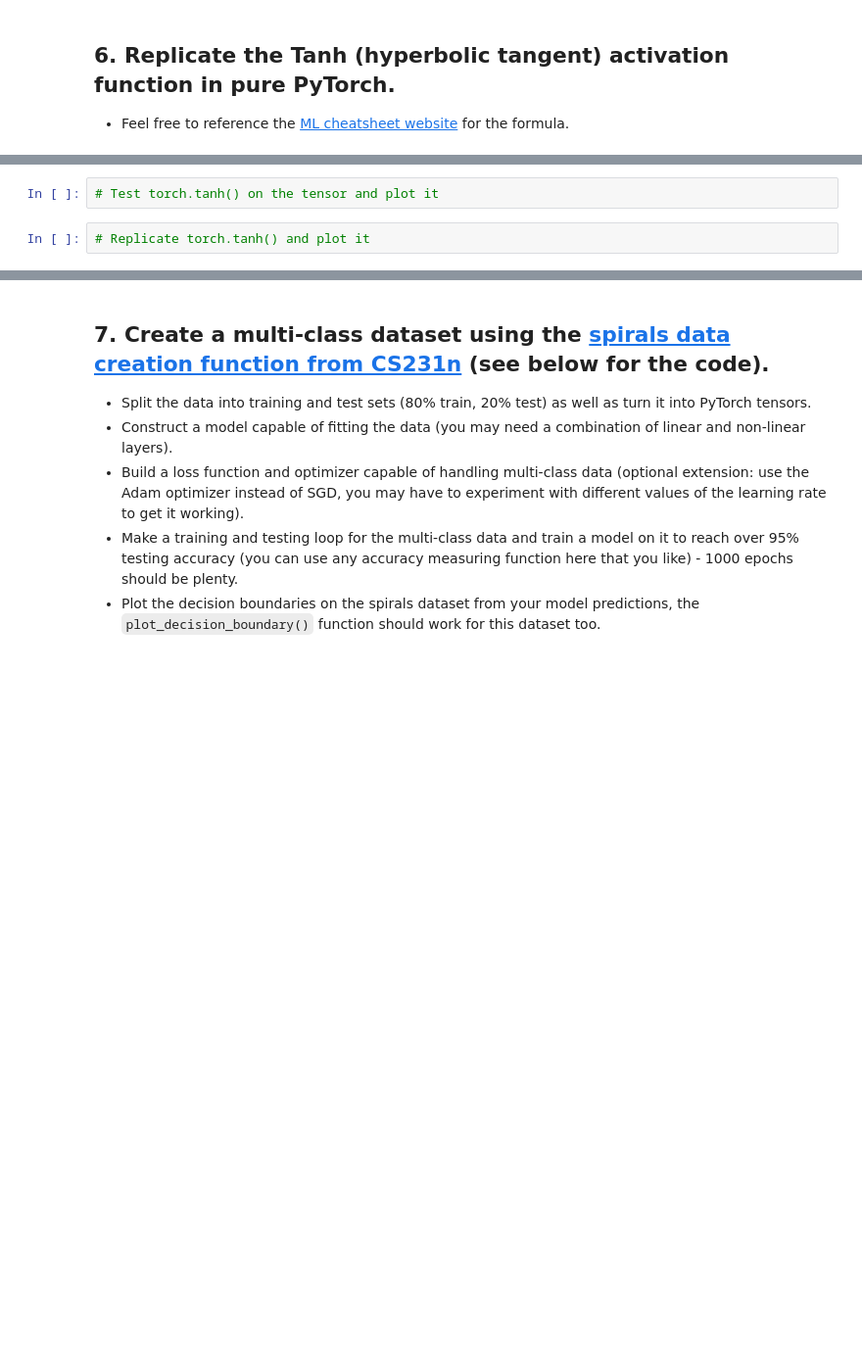
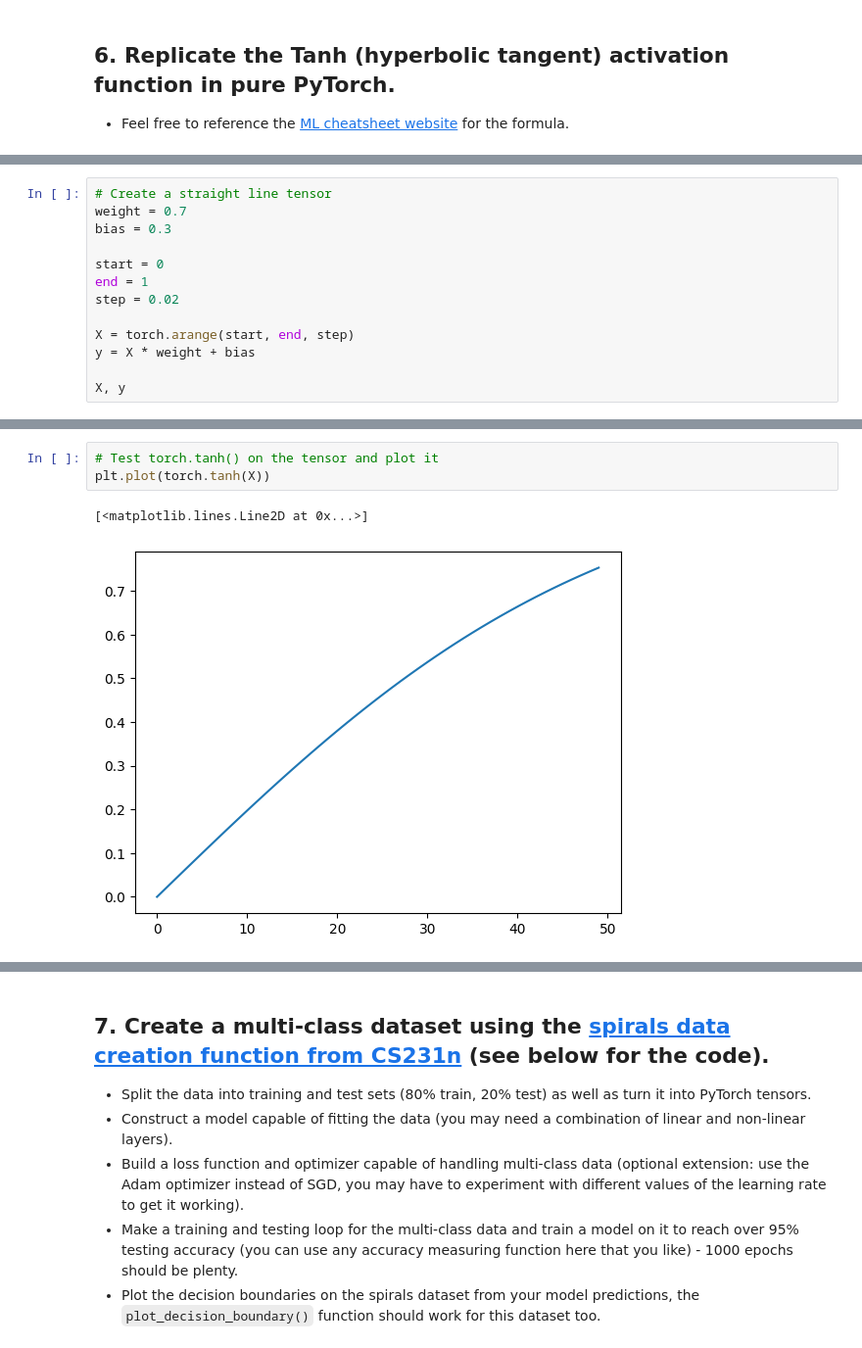
Before and after one commit to ozumahe/pytorch-learn-exercises, a Jupyter notebook: exercises/02_pytorch_classification_exercises.ipynb, the cells around one changed output, grey strips where cells are left out. Shown at 98% size. Drawn from its saved outputs; the diff is of its cells as text; blank space fills up the shorter version.

Commit message:
recreating tanh function

```diff
--- a/exercises/02_pytorch_classification_exercises.ipynb
+++ b/exercises/02_pytorch_classification_exercises.ipynb
@@ -347,0 +346,13 @@ plot_decision_boundary(model_0, X_moons_test, y_moons_test)
+# %%
+# Create a straight line tensor
+weight = 0.7
+bias = 0.3
+
+start = 0
+end = 1
+step = 0.02
+
+X = torch.arange(start, end, step)
+y = X * weight + bias
+
+X, y
@@ -348,4 +372,6 @@ plot_decision_boundary(model_0, X_moons_test, y_moons_test)
 # %%
 # Test torch.tanh() on the tensor and plot it
+plt.plot(torch.tanh(X))
+# %% [output]
+[<matplotlib.lines.Line2D at 0x...>]
+[figure, added]
-# %%
-# Replicate torch.tanh() and plot it
```
Also changed, not shown: parts of 6 cells of this notebook.
